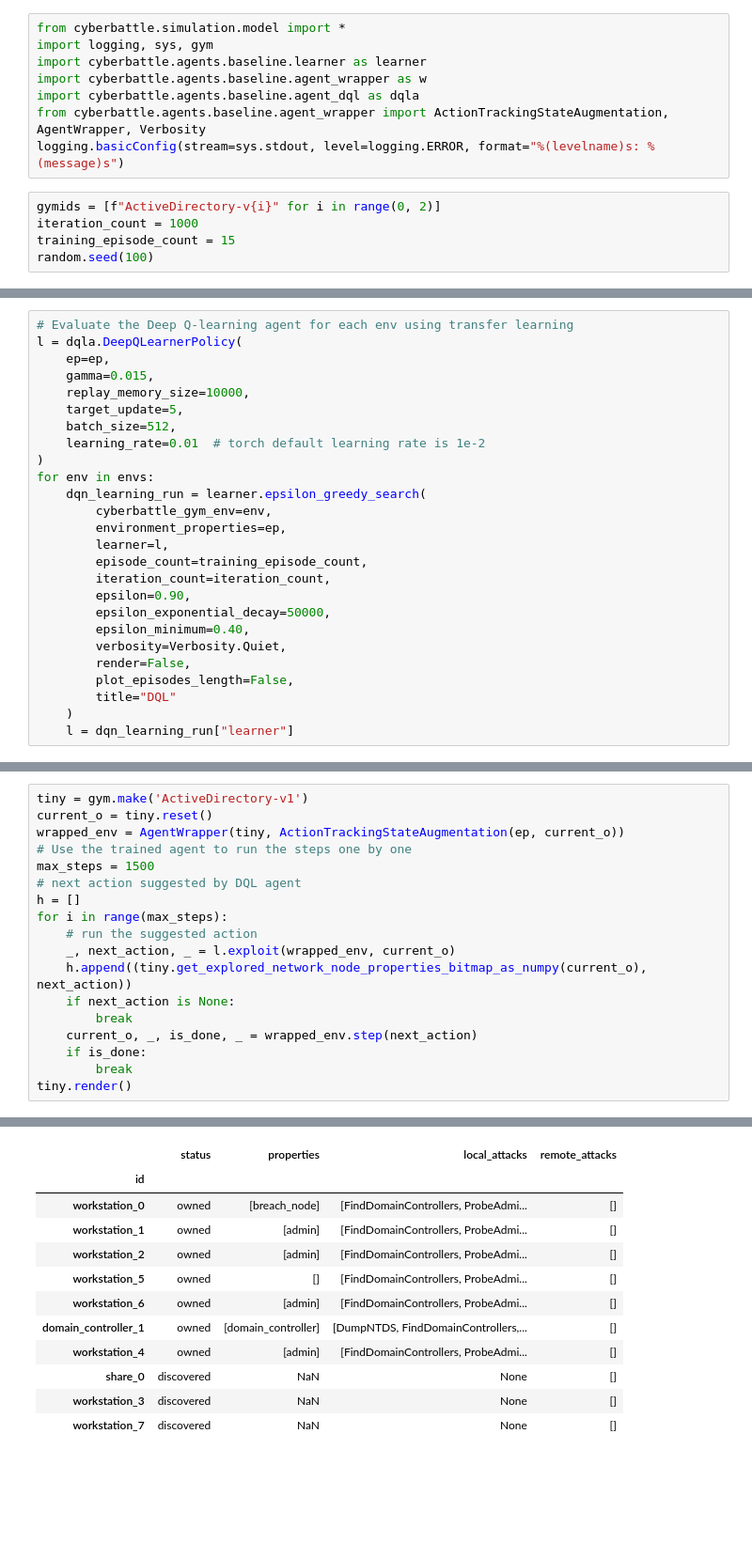
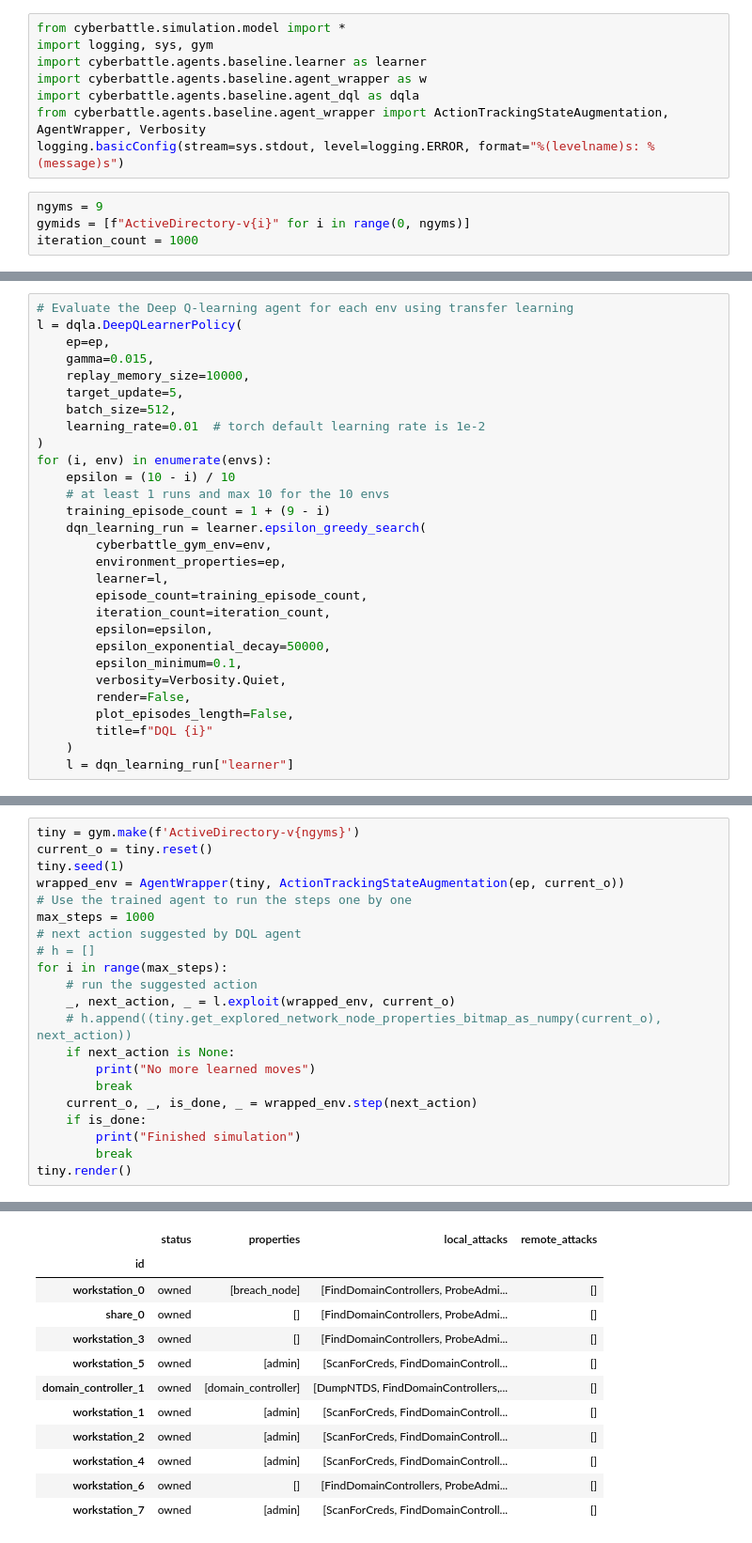
Before and after one commit to microsoft/CyberBattleSim, a Jupyter notebook: notebooks/dql_active_directory.ipynb, the cells around one changed output, grey strips where cells are left out. Shown at 94% size. Drawn from its saved outputs; the diff is of its cells as text; blank space fills up the shorter version.

```diff
--- a/notebooks/dql_active_directory.ipynb
+++ b/notebooks/dql_active_directory.ipynb
@@ -9,9 +9,8 @@ import cyberbattle.agents.baseline.agent_dql as dqla
 from cyberbattle.agents.baseline.agent_wrapper import ActionTrackingStateAugmentation, AgentWrapper, Verbosity
 logging.basicConfig(stream=sys.stdout, level=logging.ERROR, format="%(levelname)s: %(message)s")
 # %%
-gymids = [f"ActiveDirectory-v{i}" for i in range(0, 2)]
+ngyms = 9
+gymids = [f"ActiveDirectory-v{i}" for i in range(0, ngyms)]
 iteration_count = 1000
-training_episode_count = 15
-random.seed(100)
 # %%
 envs = [gym.make(gymid) for gymid in gymids]
@@ -30,20 +30,23 @@ l = dqla.DeepQLearnerPolicy(
     batch_size=512,
     learning_rate=0.01  # torch default learning rate is 1e-2
 )
-for env in envs:
+for (i, env) in enumerate(envs):
+    epsilon = (10 - i) / 10
+    # at least 1 runs and max 10 for the 10 envs
+    training_episode_count = 1 + (9 - i)
     dqn_learning_run = learner.epsilon_greedy_search(
         cyberbattle_gym_env=env,
         environment_properties=ep,
         learner=l,
         episode_count=training_episode_count,
         iteration_count=iteration_count,
-        epsilon=0.90,
+        epsilon=epsilon,
         epsilon_exponential_decay=50000,
-        epsilon_minimum=0.40,
+        epsilon_minimum=0.1,
         verbosity=Verbosity.Quiet,
         render=False,
         plot_episodes_length=False,
-        title="DQL"
+        title=f"DQL {i}"
     )
     l = dqn_learning_run["learner"]
 # %% [output]
@@ -213,19 +216,22 @@ Episode 6|Iteration 582|reward: 6396.0|last_reward_at:  582|Elapsed Time: 0:00:1
 # %%
-tiny = gym.make('ActiveDirectory-v1')
+tiny = gym.make(f'ActiveDirectory-v{ngyms}')
 current_o = tiny.reset()
+tiny.seed(1)
 wrapped_env = AgentWrapper(tiny, ActionTrackingStateAugmentation(ep, current_o))
 # Use the trained agent to run the steps one by one
-max_steps = 1500
+max_steps = 1000
 # next action suggested by DQL agent
-h = []
+# h = []
 for i in range(max_steps):
     # run the suggested action
     _, next_action, _ = l.exploit(wrapped_env, current_o)
-    h.append((tiny.get_explored_network_node_properties_bitmap_as_numpy(current_o), next_action))
+    # h.append((tiny.get_explored_network_node_properties_bitmap_as_numpy(current_o), next_action))
     if next_action is None:
+        print("No more learned moves")
         break
     current_o, _, is_done, _ = wrapped_env.step(next_action)
     if is_done:
+        print("Finished simulation")
         break
 tiny.render()
 # %% [output]
@@ -232,13 +239,13 @@ tiny.render()
 |  | status | properties | local_attacks | remote_attacks |
 | id |  |  |  |  |
 | workstation_0 | owned | [breach_node] | [FindDomainControllers, ProbeAdmi... | [] |
-| workstation_1 | owned | [admin] | [FindDomainControllers, ProbeAdmi... | [] |
-| workstation_2 | owned | [admin] | [FindDomainControllers, ProbeAdmi... | [] |
-| workstation_5 | owned | [] | [FindDomainControllers, ProbeAdmi... | [] |
-| workstation_6 | owned | [admin] | [FindDomainControllers, ProbeAdmi... | [] |
+| share_0 | owned | [] | [FindDomainControllers, ProbeAdmi... | [] |
+| workstation_3 | owned | [] | [FindDomainControllers, ProbeAdmi... | [] |
+| workstation_5 | owned | [admin] | [ScanForCreds, FindDomainControll... | [] |
 | domain_controller_1 | owned | [domain_controller] | [DumpNTDS, FindDomainControllers,... | [] |
-| workstation_4 | owned | [admin] | [FindDomainControllers, ProbeAdmi... | [] |
-| share_0 | discovered | NaN | None | [] |
-| workstation_3 | discovered | NaN | None | [] |
-| workstation_7 | discovered | NaN | None | [] |
+| workstation_1 | owned | [admin] | [ScanForCreds, FindDomainControll... | [] |
+| workstation_2 | owned | [admin] | [ScanForCreds, FindDomainControll... | [] |
+| workstation_4 | owned | [admin] | [ScanForCreds, FindDomainControll... | [] |
+| workstation_6 | owned | [] | [FindDomainControllers, ProbeAdmi... | [] |
+| workstation_7 | owned | [admin] | [ScanForCreds, FindDomainControll... | [] |
 [interactive output not drawn]
```
Also changed, not shown: parts of 3 cells of this notebook.
